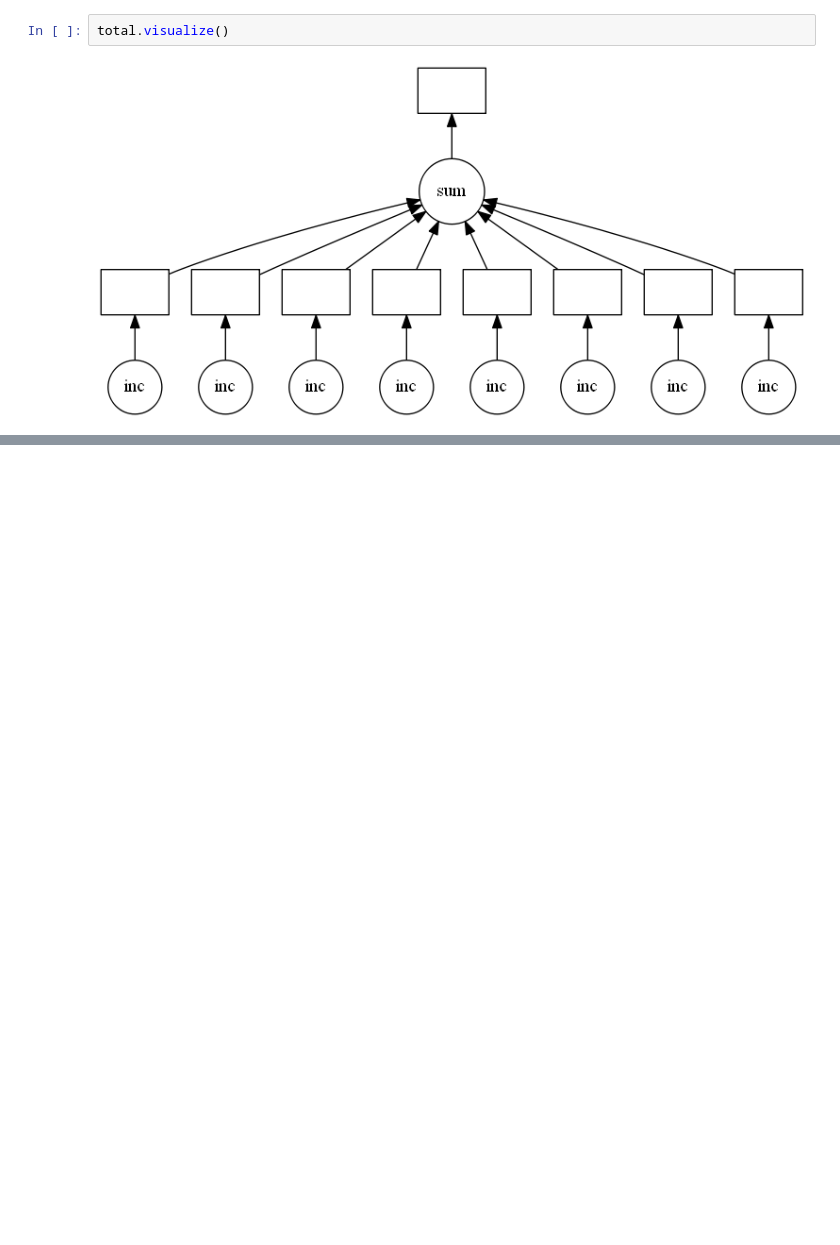
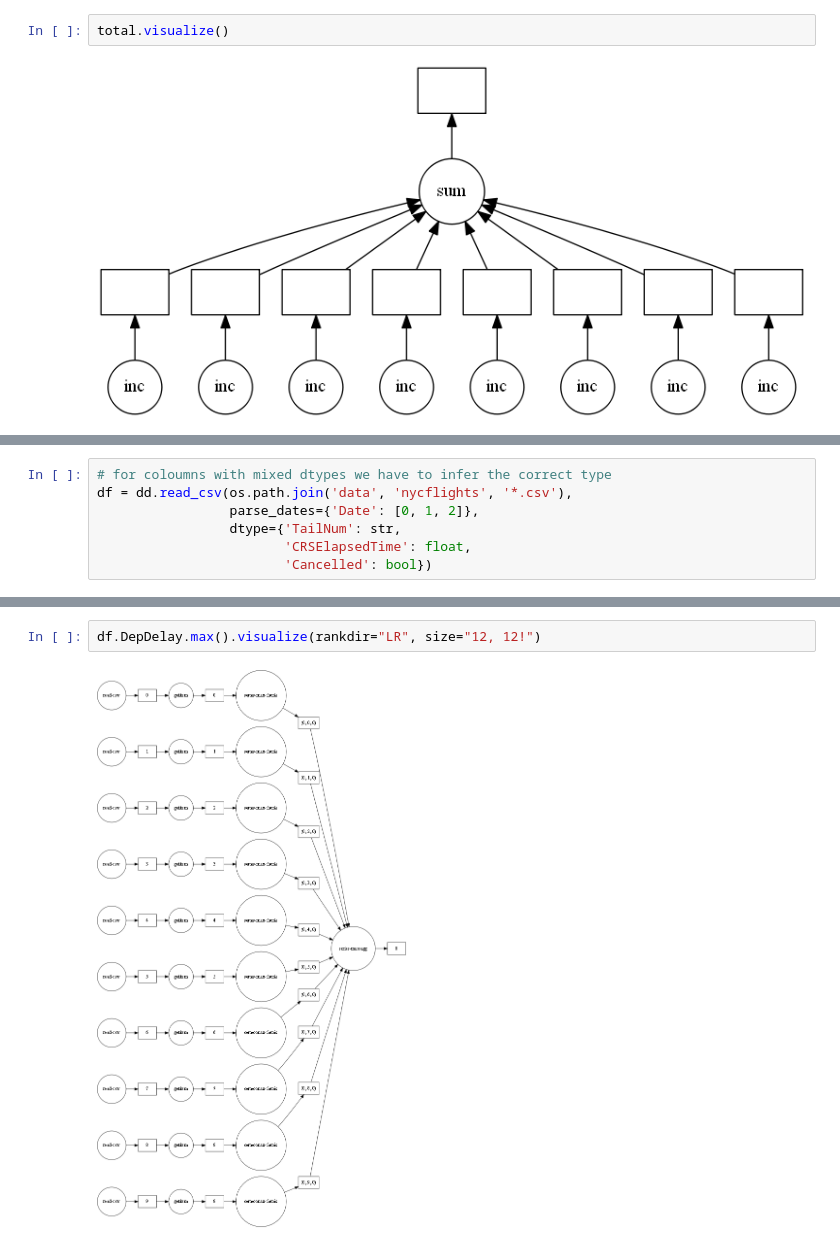
Before and after one commit to adharangaonkar/Dask-Repo, a Jupyter notebook: Parallelize code with dask.delayed.ipynb, the cells around one changed output, grey strips where cells are left out. Cells and saved outputs as stored; diff of their text form; blank space fills up the shorter version.

Commit message:
Dask Delayed Commit-2

```diff
--- a/Parallelize code with dask.delayed.ipynb
+++ b/Parallelize code with dask.delayed.ipynb
@@ -107,0 +175,7 @@ total.visualize()
+# %%
+# for coloumns with mixed dtypes we have to infer the correct type
+df = dd.read_csv(os.path.join('data', 'nycflights', '*.csv'),
+                 parse_dates={'Date': [0, 1, 2]},
+                 dtype={'TailNum': str,
+                        'CRSElapsedTime': float,
+                        'Cancelled': bool})
@@ -107,0 +205,4 @@ total.visualize()
+# %%
+df.DepDelay.max().visualize(rankdir="LR", size="12, 12!")
+# %% [output]
+[figure, added]
```
Also changed, not shown: parts of 12 cells of this notebook.
